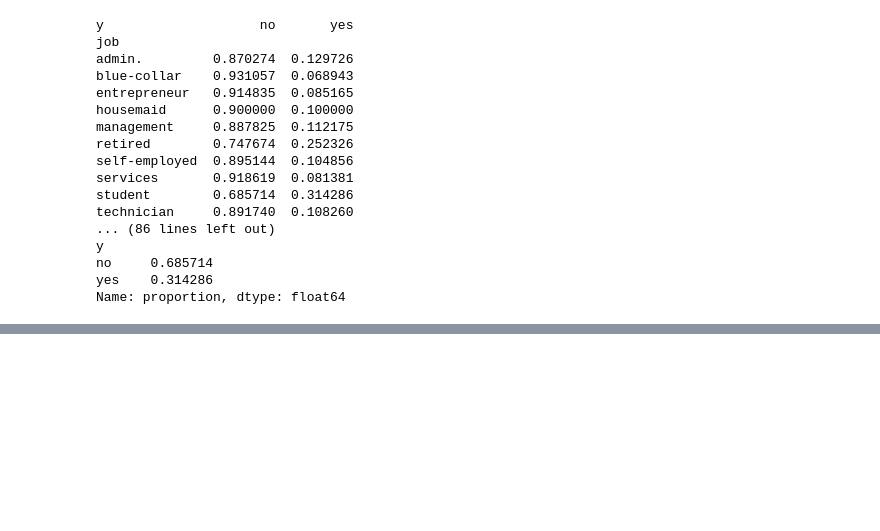
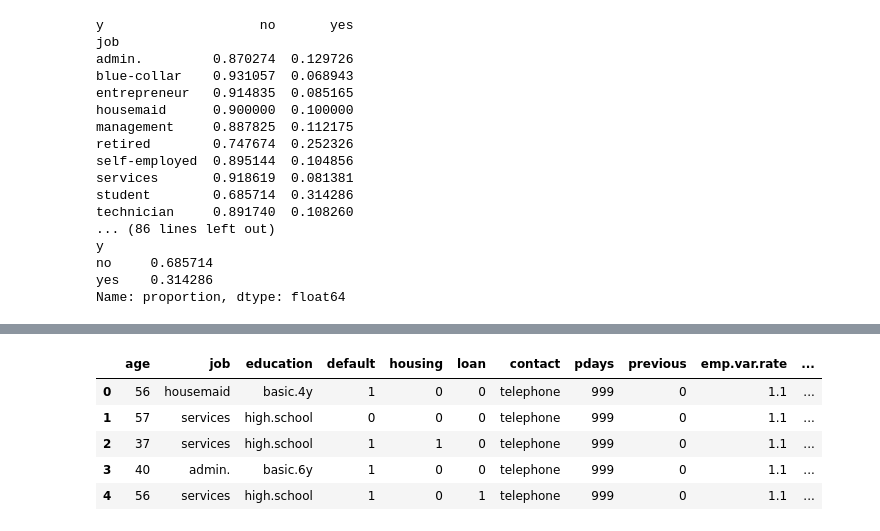
Before and after one commit to GuillePrograma94/ML-Exercise, a Jupyter notebook: src/explore.ipynb, the cells around one changed output, grey strips where cells are left out. Saved outputs shown, nothing was run; the diff lists cells and outputs as text; code cells hidden in the pictures; blank space fills up the shorter version.

```diff
--- a/src/explore.ipynb
+++ b/src/explore.ipynb
@@ -525,0 +589,22 @@ Name: proportion, dtype: float64
+# %%
+
+def encode_marital_status(df, smoothing=1000):
+    # Convert 'y' to binary
+    y_binary = (df['y'] == 'yes').astype(int)
+
+    # Apply encoding
+    encoder = TargetEncoder(cols=['marital'], smoothing=smoothing)
+    df['marital_encoded'] = encoder.fit_transform(df['marital'], y_binary)
+
+    print("\n'Yes' percentages for each marital status:")
+    print(df.groupby('marital')['y'].apply(lambda x: (x == 'yes').mean()).sort_values(ascending=False))
+
+    print("-" * 40)
+
+    print("\nEncoding map for marital status:")
+    print(df.groupby('marital')['marital_encoded'].mean().sort_values(ascending=False))
+
+    return df
+
+# Apply encoding
+df = encode_marital_status(df, smoothing=1000)
@@ -525,0 +630,9 @@ Name: proportion, dtype: float64
+# %%
+df.head()
+# %% [output]
+|  | age | job | education | default | housing | loan | contact | pdays | previous | emp.var.rate | ... |
+| 0 | 56 | housemaid | basic.4y | 1 | 0 | 0 | telephone | 999 | 0 | 1.1 | ... |
+| 1 | 57 | services | high.school | 0 | 0 | 0 | telephone | 999 | 0 | 1.1 | ... |
+| 2 | 37 | services | high.school | 1 | 1 | 0 | telephone | 999 | 0 | 1.1 | ... |
+| 3 | 40 | admin. | basic.6y | 1 | 0 | 0 | telephone | 999 | 0 | 1.1 | ... |
+| 4 | 56 | services | high.school | 1 | 0 | 1 | telephone | 999 | 0 | 1.1 | ... |
```
Also changed, not shown: parts of 18 cells of this notebook.
